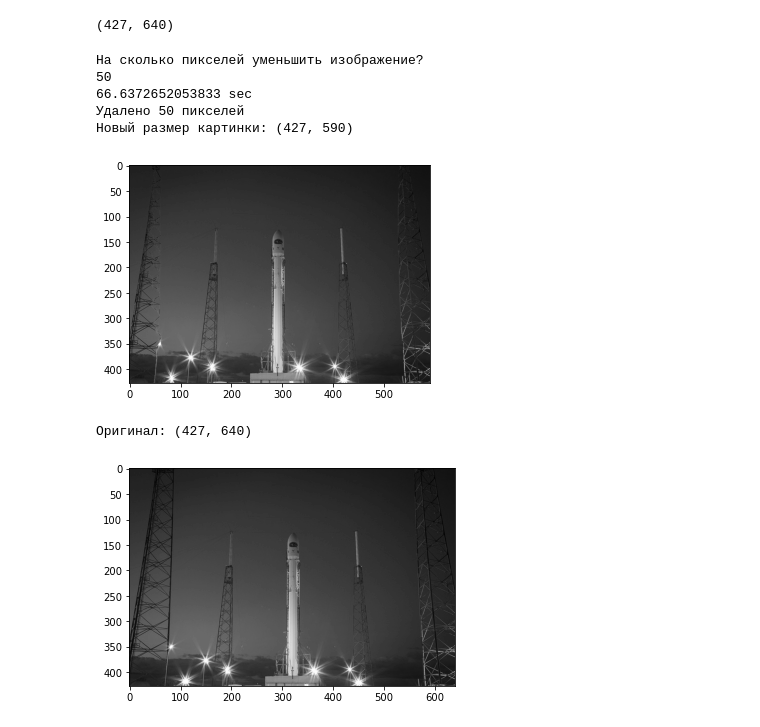
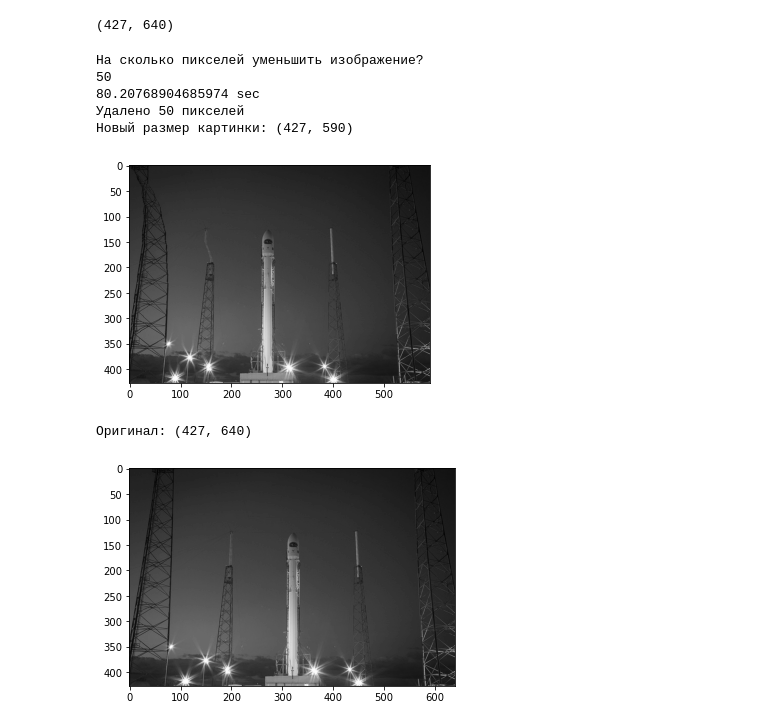
Before and after one commit to VladimirViktorov/deepcock, a Jupyter notebook: svertk.ipynb, the cells around one changed output. Drawn from its saved outputs; the diff is of its cells as text; code cells hidden in the pictures.

```diff
--- a/svertk.ipynb
+++ b/svertk.ipynb
@@ -46,10 +47,24 @@ def convolve(image, kernel):
     convolved_image = np.zeros((n1 - 2, n2 - 2))
     for i in range(n1-2):
         for j in range(n2-2):
-            convolved_image[i,j] += sum(sum(image[i:i+3,j:j+3]*kernel))
+            convolved_image[i,j] += abs(sum(sum(image[i:i+3,j:j+3]*kernel)))
     return convolved_image
+# %%
+def grad_sum(image):
+    n1, n2 = image.shape
+    sum_array = np.zeros((n1, n2))
+    sum_array[n1-1,:] += image[n1-1,:]
+    for i in range(n1-2, 0 , -1):
+        for j in range(n2-1):
+            if j == 0:
+                sum_array[i,j] = abs(image[i,j] + min(sum_array[i+1, j], sum_array[i+1, j+1]))
+            elif j == n2-1:
+                sum_array[i,j] = abs(image[i,j] + min(sum_array[i+1, j-1], sum_array[i+1, j]))
+            else:
+                sum_array[i,j] = abs(image[i,j] + min(sum_array[i+1, j-1], sum_array[i+1, j], sum_array[i+1, j+1]))
+    return sum_array
 # %%
-def grad_sum(image):
+def grad_sum1(image):
     """
     Функция построения матрицы сумм по алгоритму пути наименьшего сопротивления
     Args:
@@ -110,26 +125,27 @@ edge_detection_kernel = np.array([[-1, -1, -1], [-1, 8, -1], [-1, -1, -1]])
 # %%
 print('На сколько пикселей уменьшить изображение?')
 n = int(input())
 t = time.time()
 for i in range(n):
     padded_image = padding(coffee)
     convolved_image = convolve(padded_image, edge_detection_kernel)
     sum_array = grad_sum(convolved_image)
-    coffee = delete(coffee, sum_array)
+    sum_array1 = grad_sum1(sum_array)
+    coffee = delete(coffee, sum_array1)
 t = time.time()-t
 print(f'{t} sec')
 print(f'Удалено {n} пикселей\nНовый размер картинки: {np.shape(coffee)}')
 plt.imshow(coffee, cmap='gray')
 plt.show()
 print(f'Оригинал: {np.shape(original_image)}')
 plt.imshow(original_image, cmap='gray')
 plt.show()
 # %% [output]
 На сколько пикселей уменьшить изображение?
 50
-66.6372652053833 sec
+80.20768904685974 sec
 Удалено 50 пикселей
 Новый размер картинки: (427, 590)
-[figure, old version]
+[figure, new version]
 Оригинал: (427, 640)
 [figure]
```
Also changed, not shown: parts of 1 cell of this notebook.
